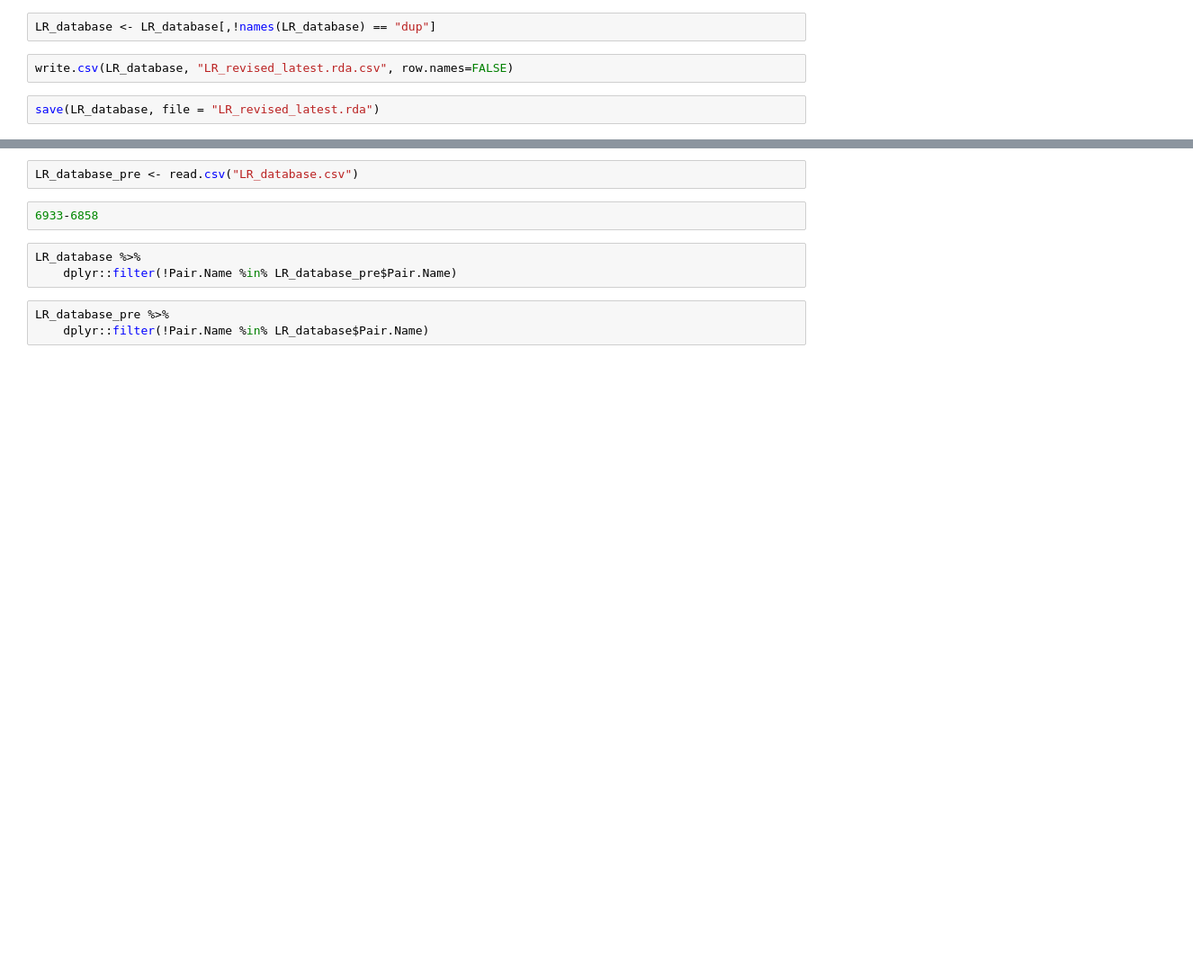
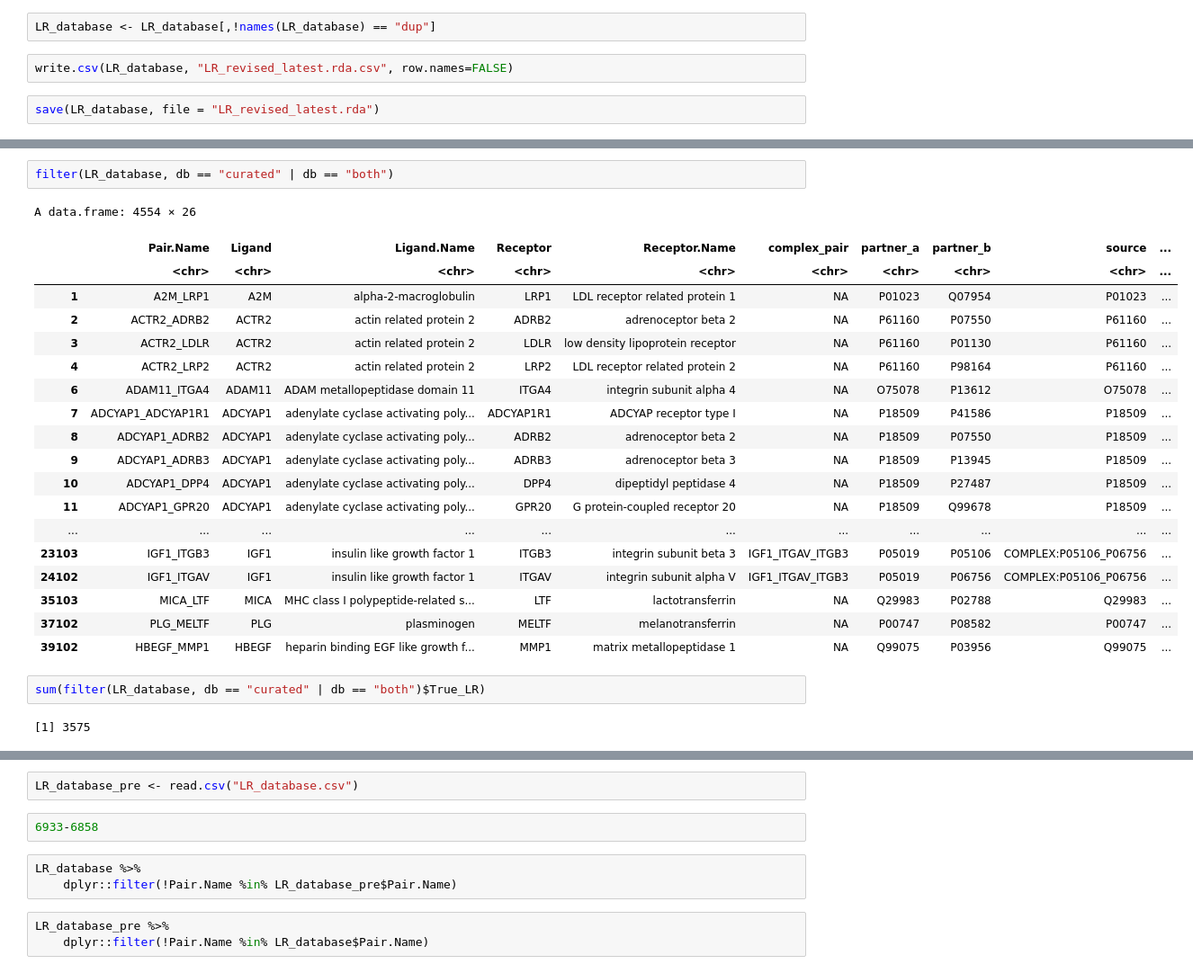
Before and after one commit to SoloveyMaria/community, a Jupyter notebook: docs/DB_building/BuildingUpDBwithCurated-Latest.ipynb, the cells around one changed output, grey strips where cells are left out. Shown at 90% size. Cells and saved outputs as stored; diff of their text form; blank space fills up the shorter version.

```diff
--- a/docs/DB_building/BuildingUpDBwithCurated-Latest.ipynb
+++ b/docs/DB_building/BuildingUpDBwithCurated-Latest.ipynb
@@ -1190,0 +1257,26 @@ save(LR_database, file = "LR_revised_latest.rda")
+# %%
+filter(LR_database, db == "curated" | db == "both")
+# %% [output]
+A data.frame: 4554 × 26
+|  | Pair.Name | Ligand | Ligand.Name | Receptor | Receptor.Name | complex_pair | partner_a | partner_b | source | ... |
+|  | <chr> | <chr> | <chr> | <chr> | <chr> | <chr> | <chr> | <chr> | <chr> | ... |
+| 1 | A2M_LRP1 | A2M | alpha-2-macroglobulin | LRP1 | LDL receptor related protein 1 | NA | P01023 | Q07954 | P01023 | ... |
+| 2 | ACTR2_ADRB2 | ACTR2 | actin related protein 2 | ADRB2 | adrenoceptor beta 2 | NA | P61160 | P07550 | P61160 | ... |
+| 3 | ACTR2_LDLR | ACTR2 | actin related protein 2 | LDLR | low density lipoprotein receptor | NA | P61160 | P01130 | P61160 | ... |
+| 4 | ACTR2_LRP2 | ACTR2 | actin related protein 2 | LRP2 | LDL receptor related protein 2 | NA | P61160 | P98164 | P61160 | ... |
+| 6 | ADAM11_ITGA4 | ADAM11 | ADAM metallopeptidase domain 11 | ITGA4 | integrin subunit alpha 4 | NA | O75078 | P13612 | O75078 | ... |
+| 7 | ADCYAP1_ADCYAP1R1 | ADCYAP1 | adenylate cyclase activating poly... | ADCYAP1R1 | ADCYAP receptor type I | NA | P18509 | P41586 | P18509 | ... |
+| 8 | ADCYAP1_ADRB2 | ADCYAP1 | adenylate cyclase activating poly... | ADRB2 | adrenoceptor beta 2 | NA | P18509 | P07550 | P18509 | ... |
+| 9 | ADCYAP1_ADRB3 | ADCYAP1 | adenylate cyclase activating poly... | ADRB3 | adrenoceptor beta 3 | NA | P18509 | P13945 | P18509 | ... |
+| 10 | ADCYAP1_DPP4 | ADCYAP1 | adenylate cyclase activating poly... | DPP4 | dipeptidyl peptidase 4 | NA | P18509 | P27487 | P18509 | ... |
+| 11 | ADCYAP1_GPR20 | ADCYAP1 | adenylate cyclase activating poly... | GPR20 | G protein-coupled receptor 20 | NA | P18509 | Q99678 | P18509 | ... |
+| ... | ... | ... | ... | ... | ... | ... | ... | ... | ... | ... |
+| 23103 | IGF1_ITGB3 | IGF1 | insulin like growth factor 1 | ITGB3 | integrin subunit beta 3 | IGF1_ITGAV_ITGB3 | P05019 | P05106 | COMPLEX:P05106_P06756 | ... |
+| 24102 | IGF1_ITGAV | IGF1 | insulin like growth factor 1 | ITGAV | integrin subunit alpha V | IGF1_ITGAV_ITGB3 | P05019 | P06756 | COMPLEX:P05106_P06756 | ... |
+| 35103 | MICA_LTF | MICA | MHC class I polypeptide-related s... | LTF | lactotransferrin | NA | Q29983 | P02788 | Q29983 | ... |
+| 37102 | PLG_MELTF | PLG | plasminogen | MELTF | melanotransferrin | NA | P00747 | P08582 | P00747 | ... |
+| 39102 | HBEGF_MMP1 | HBEGF | heparin binding EGF like growth f... | MMP1 | matrix metallopeptidase 1 | NA | Q99075 | P03956 | Q99075 | ... |
+# %%
+sum(filter(LR_database, db == "curated" | db == "both")$True_LR)
+# %% [output]
+[1] 3575
```
Also changed, not shown: parts of 15 cells of this notebook.
